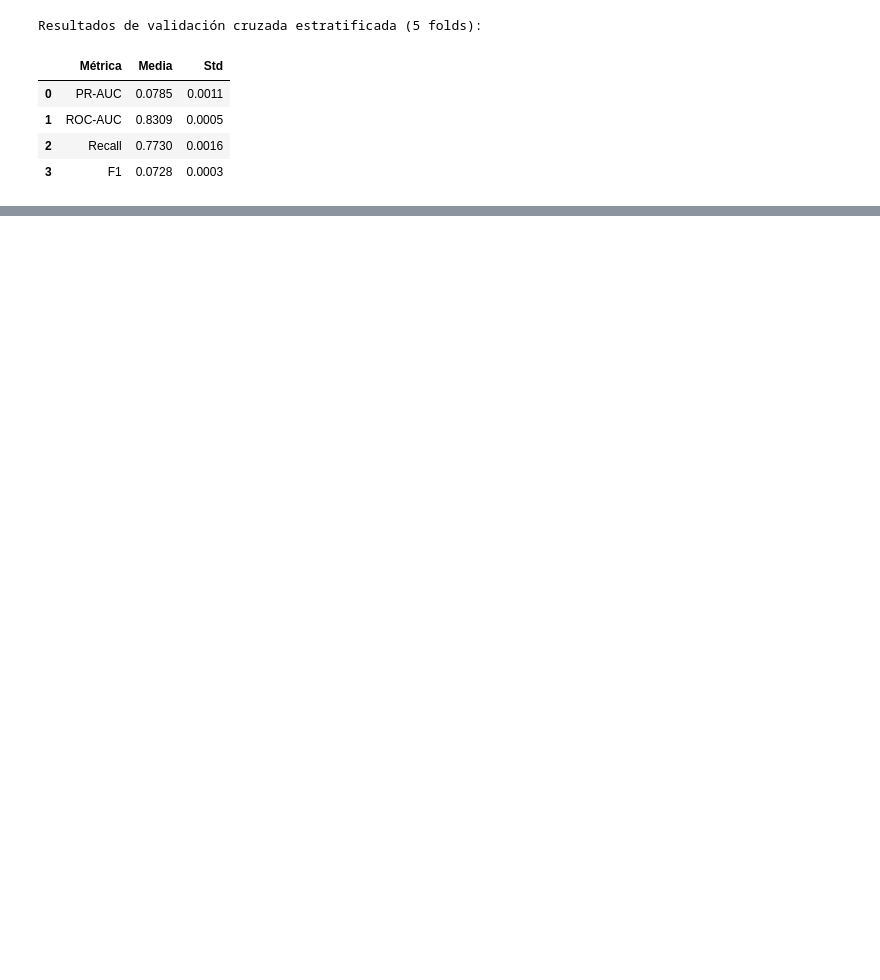
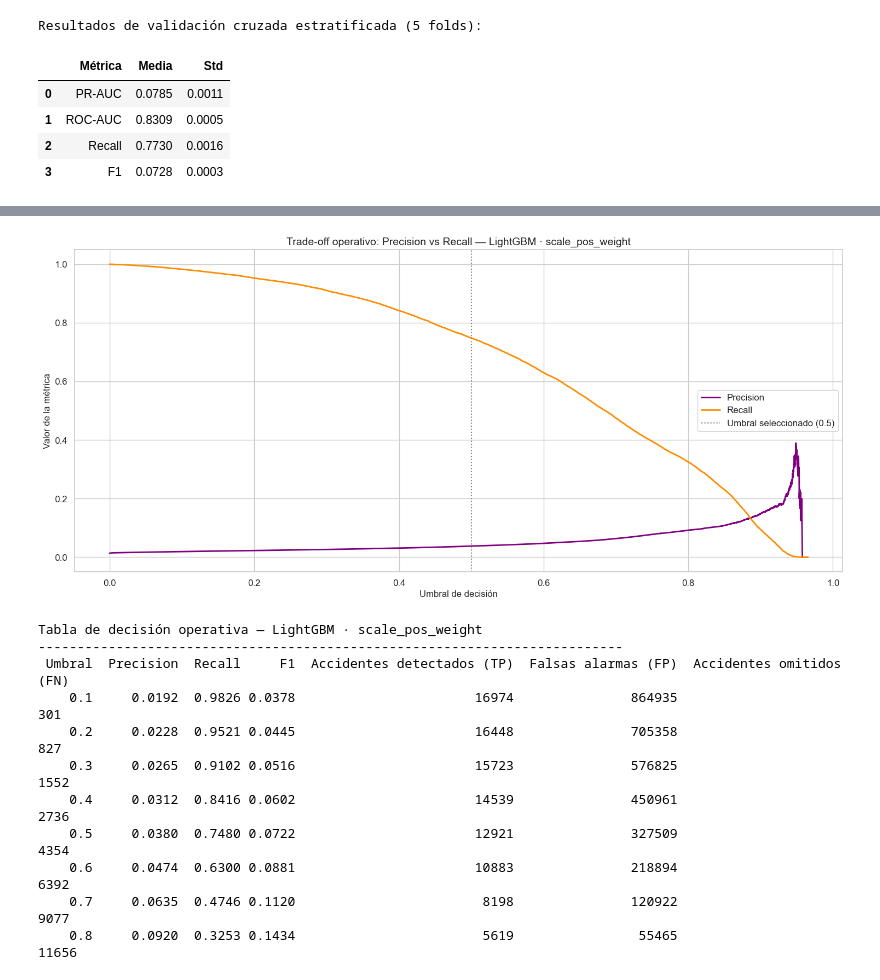
Before and after one commit to SaraMR9/AprendizajeAutomatico, a Jupyter notebook: Notebook.ipynb, the cells around one changed output, grey strips where cells are left out. Drawn from its saved outputs; the diff is of its cells as text; code cells hidden in the pictures; blank space fills up the shorter version.

```diff
--- a/Notebook.ipynb
+++ b/Notebook.ipynb
@@ -3992,0 +3773,68 @@ encima del azar — es una alerta con fundamento real, no ruido.
+# %%
+import numpy as np
+import pandas as pd
+import seaborn as sns
+import matplotlib.pyplot as plt
+from sklearn.metrics import precision_recall_curve, confusion_matrix, ConfusionMatrixDisplay
+
+# --- Curva Precision vs Recall por umbral ---
+precisions, recalls, thresholds = precision_recall_curve(y_val, y_prob_lgb_cw)
+
+fig, ax = plt.subplots()
+ax.plot(thresholds, precisions[:-1], color="purple", label="Precision", linewidth=2)
+ax.plot(thresholds, recalls[:-1], color="darkorange", label="Recall", linewidth=2)
+ax.axvline(x=0.5, color='gray', linestyle=':', label='Umbral seleccionado (0.5)')
+ax.set_xlabel("Umbral de decisión")
+ax.set_ylabel("Valor de la métrica")
+ax.set_title("Trade-off operativo: Precision vs Recall — LightGBM · scale_pos_weight")
+ax.legend(loc="center right")
+plt.tight_layout()
+plt.show()
+
+# --- Tabla de decisión operativa ---
+umbrales_a_probar = [0.10, 0.20, 0.30, 0.40, 0.50, 0.60, 0.70, 0.80]
+resultados_umbral = []
+
+for umbral in umbrales_a_probar:
+    y_pred_custom = (y_prob_lgb_cw >= umbral).astype(int)
+    tn, fp, fn, tp = confusion_matrix(y_val, y_pred_custom).ravel()
+    precision = tp / (tp + fp) if (tp + fp) > 0 else 0
+    recall = tp / (tp + fn) if (tp + fn) > 0 else 0
+    f1 = 2 * (precision * recall) / (precision + recall) if (precision + recall) > 0 else 0
+    resultados_umbral.append({
+        'Umbral': umbral,
+        'Precision': round(precision, 4),
+        'Recall': round(recall, 4),
+        'F1': round(f1, 4),
+        'Accidentes detectados (TP)': tp,
+        'Falsas alarmas (FP)': fp,
+        'Accidentes omitidos (FN)': fn
+    })
+
+df_umbrales = pd.DataFrame(resultados_umbral)
+print("\nTabla de decisión operativa — LightGBM · scale_pos_weight")
+print("-" * 75)
+print(df_umbrales.to_string(index=False))
+
+# --- Matriz de confusión final con umbral seleccionado ---
+y_pred_final = (y_prob_lgb_cw >= 0.5).astype(int)
+cm = confusion_matrix(y_val, y_pred_final)
+disp = ConfusionMatrixDisplay(cm, display_labels=['Sin accidente', 'Con accidente'])
+fig, ax = plt.subplots()
+disp.plot(ax=ax, cmap='Blues', colorbar=False)
+ax.set_title('Matriz de confusión final — LightGBM · scale_pos_weight (umbral = 0.5)')
+plt.tight_layout()
+plt.show()
+# %% [output]
+[figure, added]
+Tabla de decisión operativa — LightGBM · scale_pos_weight
+---------------------------------------------------------------------------
+ Umbral  Precision  Recall     F1  Accidentes detectados (TP)  Falsas alarmas (FP)  Accidentes omitidos (FN)
+    0.1     0.0192  0.9826 0.0378                       16974               864935                       301
+    0.2     0.0228  0.9521 0.0445                       16448               705358                       827
+    0.3     0.0265  0.9102 0.0516                       15723               576825                      1552
+    0.4     0.0312  0.8416 0.0602                       14539               450961                      2736
+    0.5     0.0380  0.7480 0.0722                       12921               327509                      4354
+    0.6     0.0474  0.6300 0.0881                       10883               218894                      6392
+    0.7     0.0635  0.4746 0.1120                        8198               120922                      9077
+    0.8     0.0920  0.3253 0.1434                        5619                55465                     11656
```
Also changed, not shown: parts of 45 cells of this notebook.
